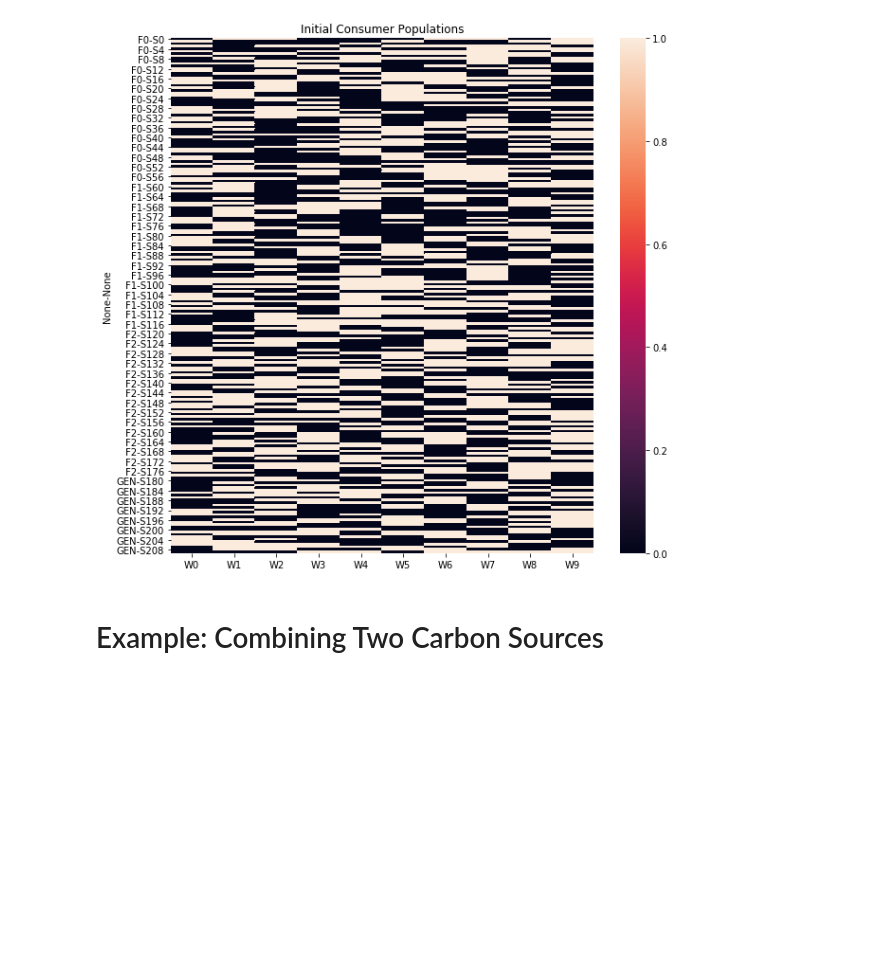
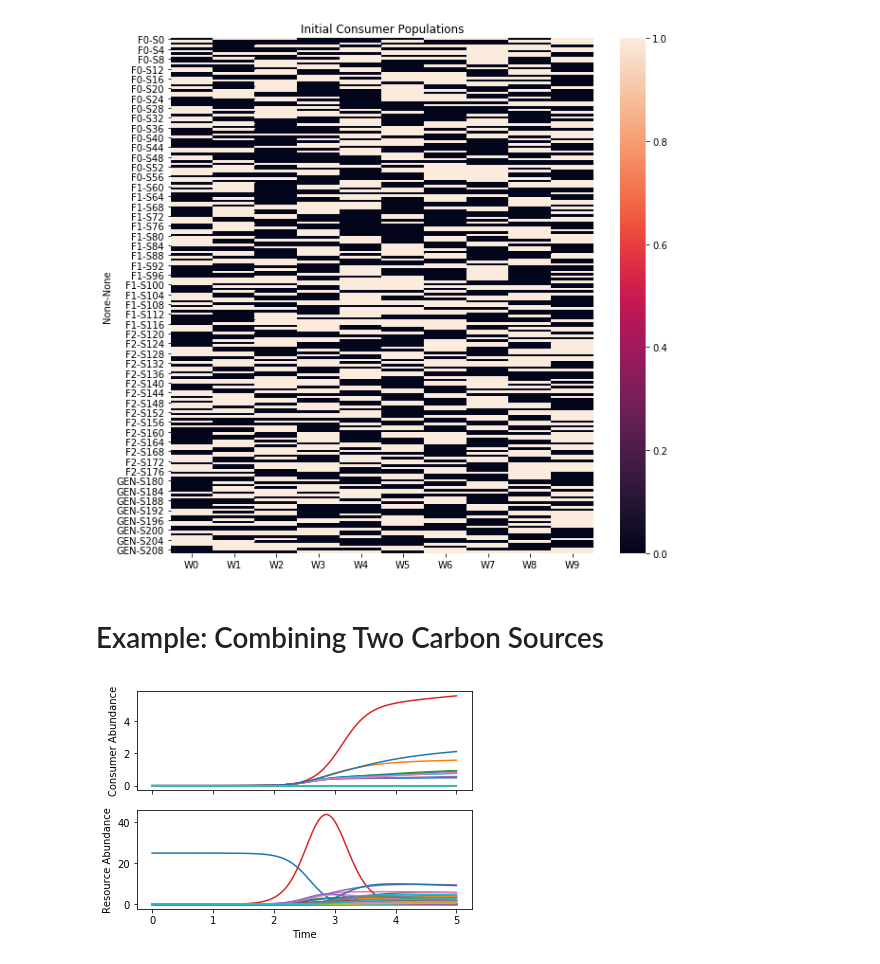
Before and after one commit to Emergent-Behaviors-in-Biology/community-simulator, a Jupyter notebook: Tutorial.ipynb, the cells around one changed output. Drawn from its saved outputs; the diff is of its cells as text; code cells hidden in the pictures; blank space fills up the shorter version.

```diff
--- a/Tutorial.ipynb
+++ b/Tutorial.ipynb
@@ -137,35 +134,43 @@ plt.show()
 # %% [markdown]
 # Example: Combining Two Carbon Sources
 # %%
+#Set up dynamics, initial state and matrices
 mp = mp_default.copy()
-
 def dNdt(N,R,params):
     return MakeConsumerDynamics(mp)(N,R,params)
 def dRdt(N,R,params):
     return MakeResourceDynamics(mp)(N,R,params)
-
 c,D = MakeMatrices(mp)
 N0,R0 = MakeInitialState(mp)
 N0 = N0*1e-6
 N0,R0 = AddLabels(N0,R0,c)
 
+#Make parameter dictionary. Assign lower energy density and lower leakage fraction
+#to third resource type, which will represent carboxylic acids
 params = {'c':c,
          'D':D,
          'w':np.hstack((np.ones(30),np.ones(30),np.ones(30)*0.1)),
          'g':1,
          'm':0,
          'l':np.hstack((np.ones(30)*0.8,np.ones(30)*0.8,np.ones(30)*0.5)),
          'tau':1}
 
+#Set up initial resource concentrations: only glucose or only citrate
+#(with higher citrate concentration so total energy content remains fixed)
 R0_g = np.zeros((len(D),mp['n_wells']))
 R0_c = np.zeros((len(D),mp['n_wells']))
 R0_g[0,:] = 25
 R0_c[60,:] = 250
 
-glucose = Community([N0,R0_g],[dNdt,dRdt],params)
-citrate = Community([N0,R0_c],[dNdt,dRdt],params)
-mix = Community([N0,0.5*(R0_g+R0_c)],[dNdt,dRdt],params)
+#Initialize plates -- single carbon sources and 50/50 mix
+#NOTE: parallel = False will make experiments run slower, but guarantees
+#compatibility with Windows (see Readme)
+glucose = Community([N0,R0_g],[dNdt,dRdt],params,parallel=False)
+citrate = Community([N0,R0_c],[dNdt,dRdt],params,parallel=False)
+mix = Community([N0,0.5*(R0_g+R0_c)],[dNdt,dRdt],params,parallel=False)
 
-Ntraj, Rtraj = glucose.RunExperiment(np.eye(mp['n_wells'])/5,5,20)
-Ntraj, Rtraj = citrate.RunExperiment(np.eye(mp['n_wells'])/5,5,20)
-Ntraj, Rtraj = mix.RunExperiment(np.eye(mp['n_wells'])/5,5,20)
+#Test a single dilution cycle
+glucose.TestWell(T=5)
+plt.show()
+# %% [output]
+[figure, added]
```
Also changed, not shown: parts of 4 cells of this notebook, 3 other files.
